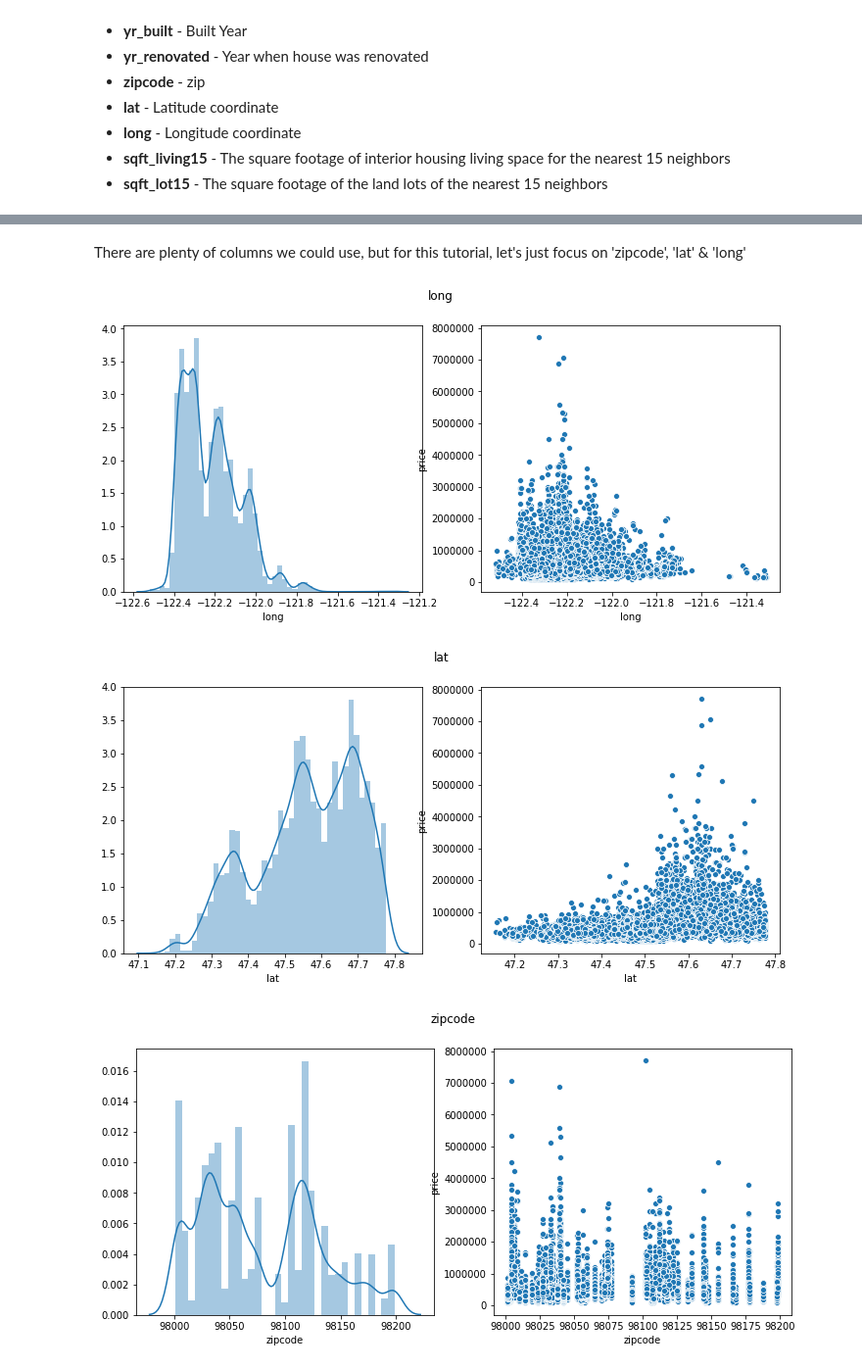
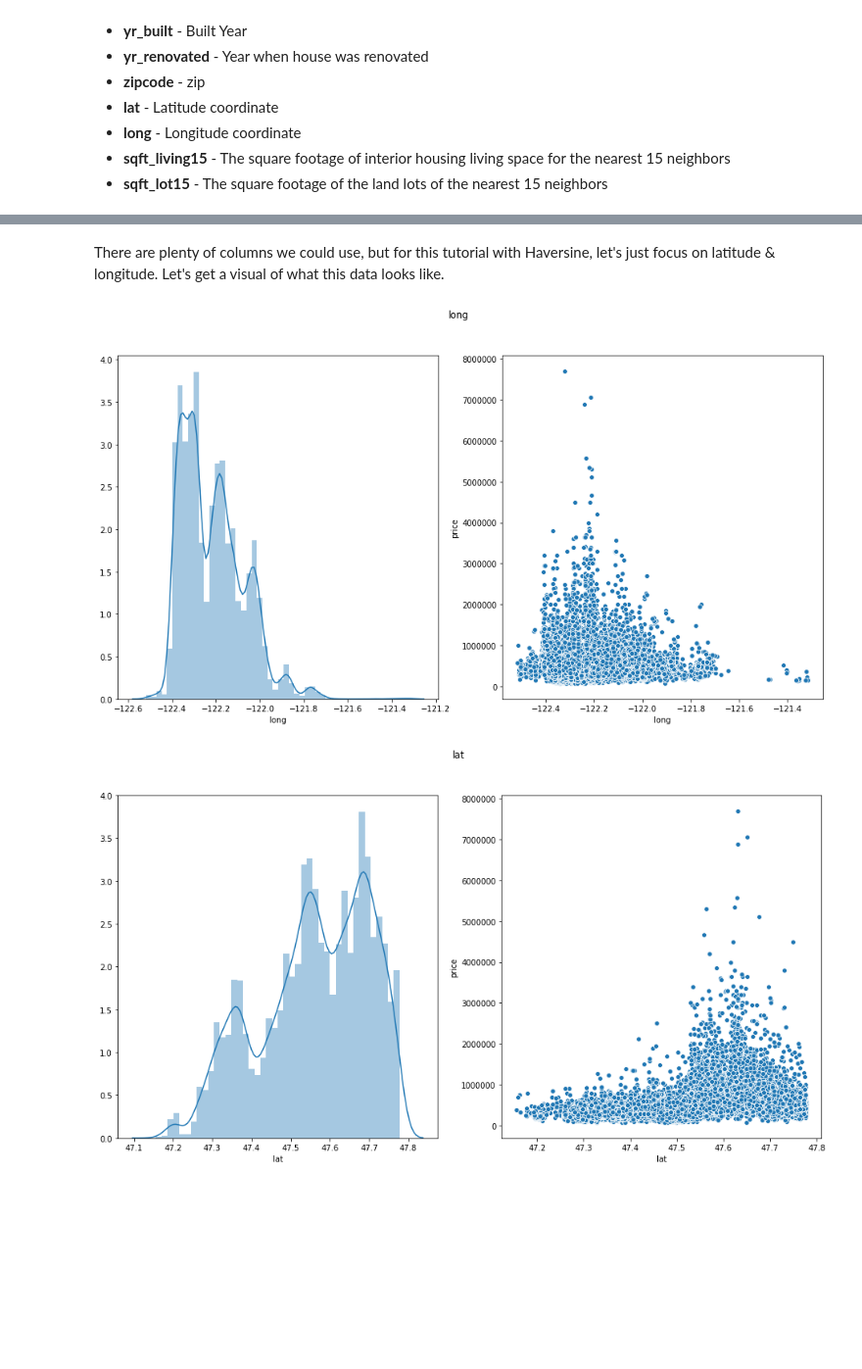
Before and after one commit to nkacoroski/dsc-1-final-project, a Jupyter notebook: blog.ipynb, the cells around one changed output, grey strips where cells are left out. Shown: that part at 98% size. Cells and saved outputs as stored; diff of their text form; code cells hidden in the pictures; blank space fills up the shorter version.

```diff
--- a/blog.ipynb
+++ b/blog.ipynb
@@ -62,25 +62,24 @@ Many of these columns seem like they should have some kind of an influence on th
 # %% [markdown]
-There are plenty of columns we could use, but for this tutorial, let's just focus on 'zipcode', 'lat' & 'long'
+There are plenty of columns we could use, but for this tutorial with Haversine, let's just focus on latitude & longitude. Let's get a visual of what this data looks like.
 # %%
 target = df['price'].copy()
-needs_work = df[['long', 'lat', 'zipcode']].copy()
+needs_work = df[['long', 'lat']].copy()
 
 import seaborn as sns
 import matplotlib.pyplot as plt
 
 for col in needs_work:
     x = needs_work[col]
     y = target
 
-    plt.figure(figsize=(12,5))
+    plt.figure(figsize=(16,8))
     plt.subplot(1,2,1)
     sns.distplot(x)
     plt.subplot(1,2,2)
 
     sns.scatterplot(x, y)
     plt.suptitle(col)
     plt.tight_layout
 # %% [output]
-[figure, old version]
+[figure, new version]
-[figure, old version]
+[figure, new version]
-[figure, removed]
```
Also changed, not shown: parts of 22 cells of this notebook.
